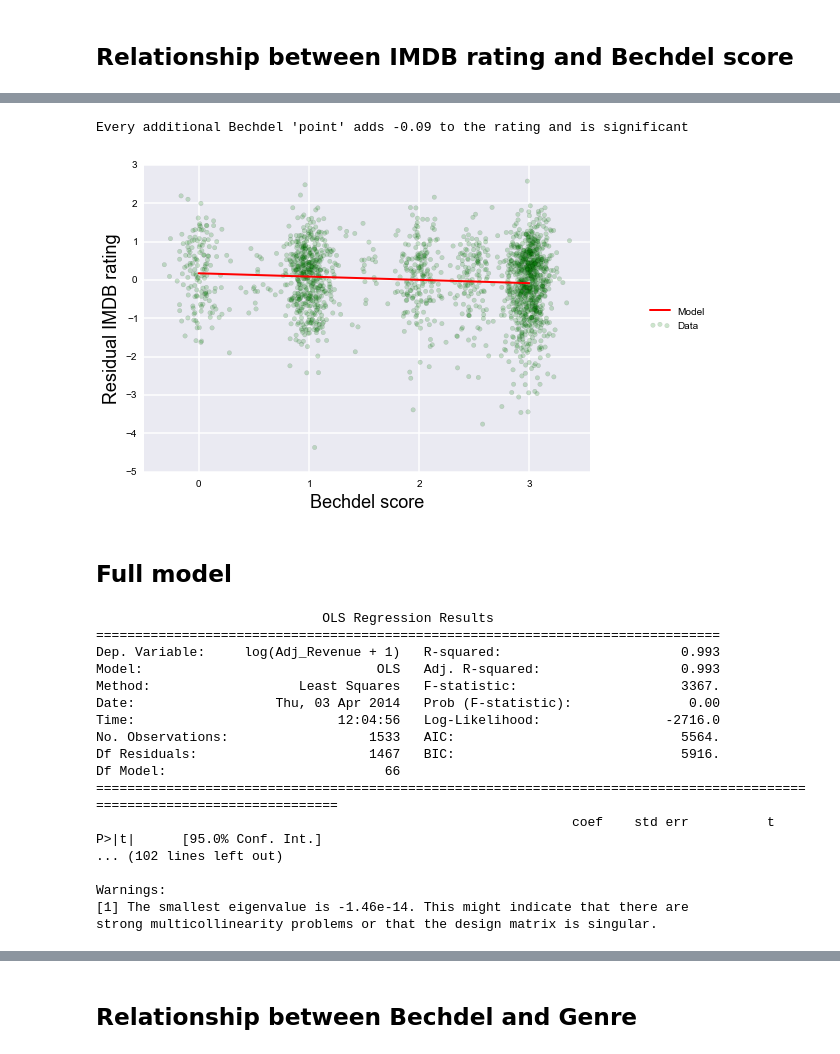
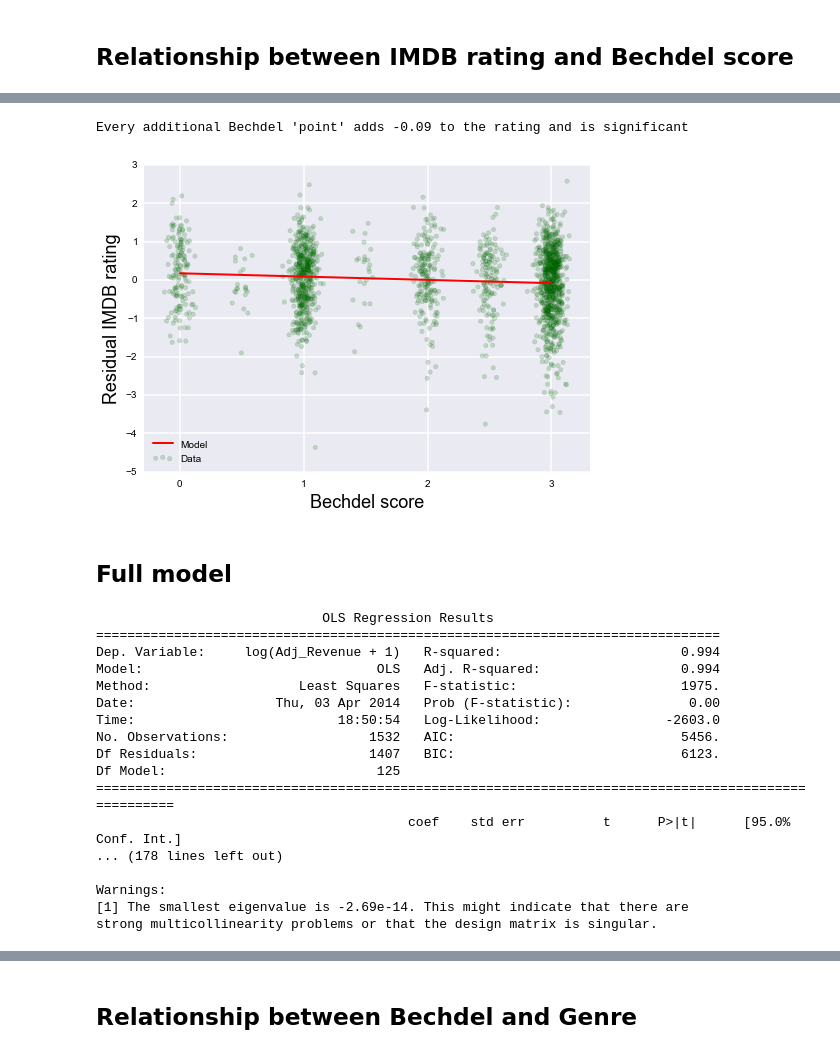
Before and after one commit to brianckeegan/Bechdel, a Jupyter notebook: Bechdel_test.ipynb, the cells around one changed output, grey strips where cells are left out. Drawn from its saved outputs; the diff is of its cells as text; code cells hidden in the pictures.

```diff
--- a/Bechdel_test.ipynb
+++ b/Bechdel_test.ipynb
@@ -190,6 +267,10 @@ imdb_df.ix[3335,'Runtime'] = '62'
 # Convert Release into years
 imdb_df['Year'] = imdb_df['Released'].apply(lambda x:x.year)
 
+# Extract month and week of the year
+imdb_df['Month'] = imdb_df['Released'].apply(lambda x:x.month)
+imdb_df['Week'] = imdb_df['Released'].apply(lambda x:x.week)
+
 # Convert the series to float
 imdb_df['Runtime'] = imdb_df['Runtime'].apply(float)
 
@@ -256,7 +337,7 @@ Plot the change in the average Bechdel score over time. Scale the size of the li
 # Do some fancy re-indexing and groupby operations to get
 # average scores and number of movies between 1912 and 2013
 avg_bechdel = df.set_index('Released_x').groupby(lambda x:x.year)['new_rating'].agg(np.mean).ix[1912:]
-num_movies = df.set_index('Released_x').groupby(lambda x:x.year)['new_rating'].agg(lambda x:np.power(len(x)+1,1/3.0)).ix[1912:]
+num_movies = df.set_index('Released_x').groupby(lambda x:x.year)['new_rating'].agg(lambda x:np.power(len(x)+1,1/2.5)).ix[1912:]
 
 # Changing line widths from: http://stackoverflow.com/questions/19862011/matplotlib-change-linewidth-on-line-segments-using-list
 coords = dict(avg_bechdel).items()
@@ -526,11 +632,11 @@ df_temp = df
 df_temp['residuals'] = m2_bad_res.resid
 
 # Estimate a bad model with a continuous Bechdel rating against the residuals
-m2_bad = smf.ols(formula='residuals ~ new_rating', data=df).fit()
+m2_bad = smf.ols(formula='residuals ~ new_rating', data=df_temp).fit()
 m2_bad_x = pd.DataFrame({'new_rating':np.linspace(min(df['new_rating']),max(df['new_rating']),100)})
 
 # Add a jitter so the points aren't overlapping
-x = df['new_rating'].apply(lambda x:float(x)+np.random.normal(0, 0.1))
+x = df['new_rating'].apply(lambda x:float(x)+np.random.normal(0, 0.05))
 y = df_temp['residuals']
 
 plt.plot(m2_bad_x['new_rating'],m2_bad.predict(m2_bad_x),c='r',lw=2,label='Model')
@@ -542,7 +648,7 @@ plt.xticks(arange(0,4))
 plt.autoscale()
 plt.xlabel('Bechdel score',fontsize=18)
 plt.ylabel('Residual Metascore',fontsize=18)
-plt.legend(loc='right',bbox_to_anchor=(1.275,.5))
+plt.legend(loc='lower left')
 print "Every additional Bechdel 'point' adds {0} to the Metascore and {1}".format(round(m2_bad.params['new_rating'],2),sig_tester(m2_bad.pvalues['new_rating']))
 # %% [output]
 Every additional Bechdel 'point' adds -0.95 to the Metascore and is significant
@@ -573,56 +679,56 @@ Kurtosis:                       3.849   Cond. No.                         288.
 # %%
 # Estimate model without the Bechdel test IV and containing only the IVs to get residulals
 m3_bad_res = smf.ols(formula='imdbRating ~ log(Adj_Budget+1) + log(imdbVotes+1)', data=df).fit()
 
 # Put these residual estimates in a temporary DataFrame
 df_temp = df
 df_temp['residuals'] = m3_bad_res.resid
 
 # Estimate a bad model with a continuous Bechdel rating against the residuals
-m3_bad = smf.ols(formula='residuals ~ new_rating', data=df).fit()
+m3_bad = smf.ols(formula='residuals ~ new_rating', data=df_temp).fit()
 m3_bad_x = pd.DataFrame({'new_rating':np.linspace(min(df['new_rating']),max(df['new_rating']),100)})
 
 # Add a jitter so the points aren't overlapping
-x = df['new_rating'].apply(lambda x:float(x)+np.random.normal(0, 0.1))
+x = df['new_rating'].apply(lambda x:float(x)+np.random.normal(0, 0.05))
 y = df_temp['residuals']
 
 plt.plot(m3_bad_x['new_rating'],m3_bad.predict(m3_bad_x),c='r',lw=2,label='Model')
 
 # Plot with an alpha so the overlaps reveal something about relative density
 plt.scatter(x,y,alpha=.2,label='Data',c='g')
 plt.xticks(arange(0,4))
 #plt.yscale('log')
 plt.autoscale()
 plt.xlabel('Bechdel score',fontsize=18)
 plt.ylabel('Residual IMDB rating',fontsize=18)
-plt.legend(loc='right',bbox_to_anchor=(1.275,.5))
+plt.legend(loc='lower left')
 
 print "Every additional Bechdel 'point' adds {0} to the rating and {1}".format(round(m3_bad.params['new_rating'],2),sig_tester(m3_bad.pvalues['new_rating']))
 # %% [output]
 Every additional Bechdel 'point' adds -0.09 to the rating and is significant
-[figure, old version]
+[figure, new version]
 # %% [markdown]
 ## Full model
 # %%
-m4 = smf.ols(formula='log(Adj_Revenue+1) ~ C(new_rating) *  C(Genre_y) + log(Adj_Budget+1) + Metascore + imdbRating + log(imdbVotes+1)', data=df).fit()
+m4 = smf.ols(formula='log(Adj_Revenue+1) ~ C(new_rating) + log(Adj_Budget+1) + Metascore + imdbRating + log(imdbVotes+1) + Runtime + C(Genre_y) + C(Year) + C(Week)', data=df).fit()
 print m4.summary()
 # %% [output]
                              OLS Regression Results
 ================================================================================
-Dep. Variable:     log(Adj_Revenue + 1)   R-squared:                       0.993
-Model:                              OLS   Adj. R-squared:                  0.993
-Method:                   Least Squares   F-statistic:                     3367.
+Dep. Variable:     log(Adj_Revenue + 1)   R-squared:                       0.994
+Model:                              OLS   Adj. R-squared:                  0.994
+Method:                   Least Squares   F-statistic:                     1975.
 Date:                  Thu, 03 Apr 2014   Prob (F-statistic):               0.00
-Time:                          12:04:56   Log-Likelihood:                -2716.0
-No. Observations:                  1533   AIC:                             5564.
-Df Residuals:                      1467   BIC:                             5916.
-Df Model:                            66
-==========================================================================================================================
-                                                             coef    std err          t      P>|t|      [95.0% Conf. Int.]
-... (102 lines left out)
+Time:                          18:50:54   Log-Likelihood:                -2603.0
+No. Observations:                  1532   AIC:                             5456.
+Df Residuals:                      1407   BIC:                             6123.
+Df Model:                           125
+=====================================================================================================
+                                        coef    std err          t      P>|t|      [95.0% Conf. Int.]
+... (178 lines left out)
 
 Warnings:
-[1] The smallest eigenvalue is -1.46e-14. This might indicate that there are
+[1] The smallest eigenvalue is -2.69e-14. This might indicate that there are
 strong multicollinearity problems or that the design matrix is singular.
 # %%
 # Estimate model without the Bechdel test IV and containing only the IVs to get residulals
```
Also changed, not shown: parts of 30 cells of this notebook.
